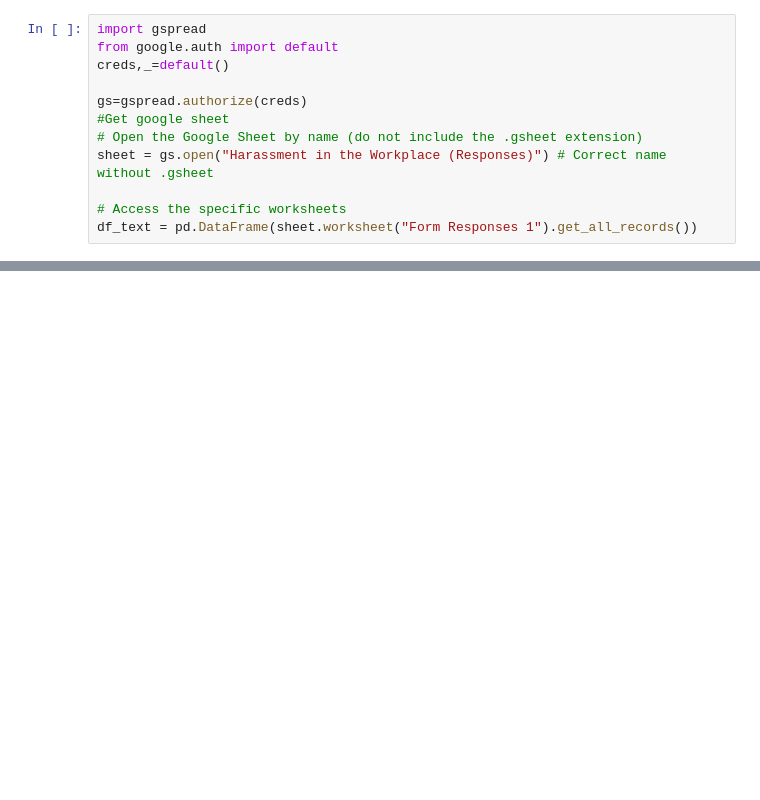
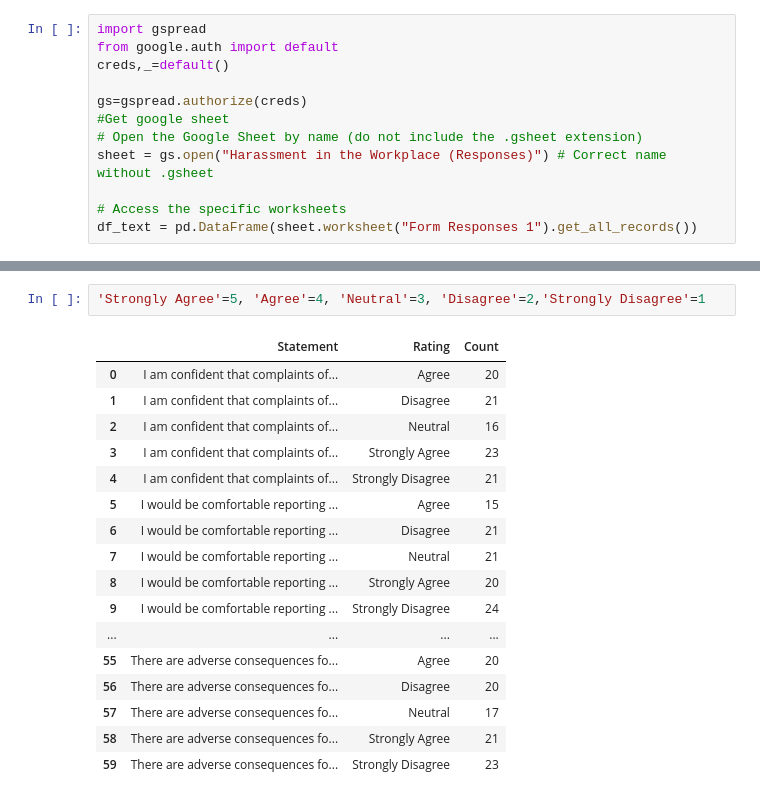
Before and after one commit to abdyraman/harassmentsurvey, a Jupyter notebook: HarassmentSurvey.ipynb, the cells around one changed output, grey strips where cells are left out. Drawn from its saved outputs; the diff is of its cells as text; blank space fills up the shorter version.

```diff
--- a/HarassmentSurvey.ipynb
+++ b/HarassmentSurvey.ipynb
@@ -39,0 +117,20 @@ df_text
+# %%
+'Strongly Agree'=5, 'Agree'=4, 'Neutral'=3, 'Disagree'=2,'Strongly Disagree'=1
+# %% [output]
+|  | Statement | Rating | Count |
+| 0 | I am confident that complaints of... | Agree | 20 |
+| 1 | I am confident that complaints of... | Disagree | 21 |
+| 2 | I am confident that complaints of... | Neutral | 16 |
+| 3 | I am confident that complaints of... | Strongly Agree | 23 |
+| 4 | I am confident that complaints of... | Strongly Disagree | 21 |
+| 5 | I would be comfortable reporting ... | Agree | 15 |
+| 6 | I would be comfortable reporting ... | Disagree | 21 |
+| 7 | I would be comfortable reporting ... | Neutral | 21 |
+| 8 | I would be comfortable reporting ... | Strongly Agree | 20 |
+| 9 | I would be comfortable reporting ... | Strongly Disagree | 24 |
+| ... | ... | ... | ... |
+| 55 | There are adverse consequences fo... | Agree | 20 |
+| 56 | There are adverse consequences fo... | Disagree | 20 |
+| 57 | There are adverse consequences fo... | Neutral | 17 |
+| 58 | There are adverse consequences fo... | Strongly Agree | 21 |
+| 59 | There are adverse consequences fo... | Strongly Disagree | 23 |
```
Also changed, not shown: parts of 8 cells of this notebook.
